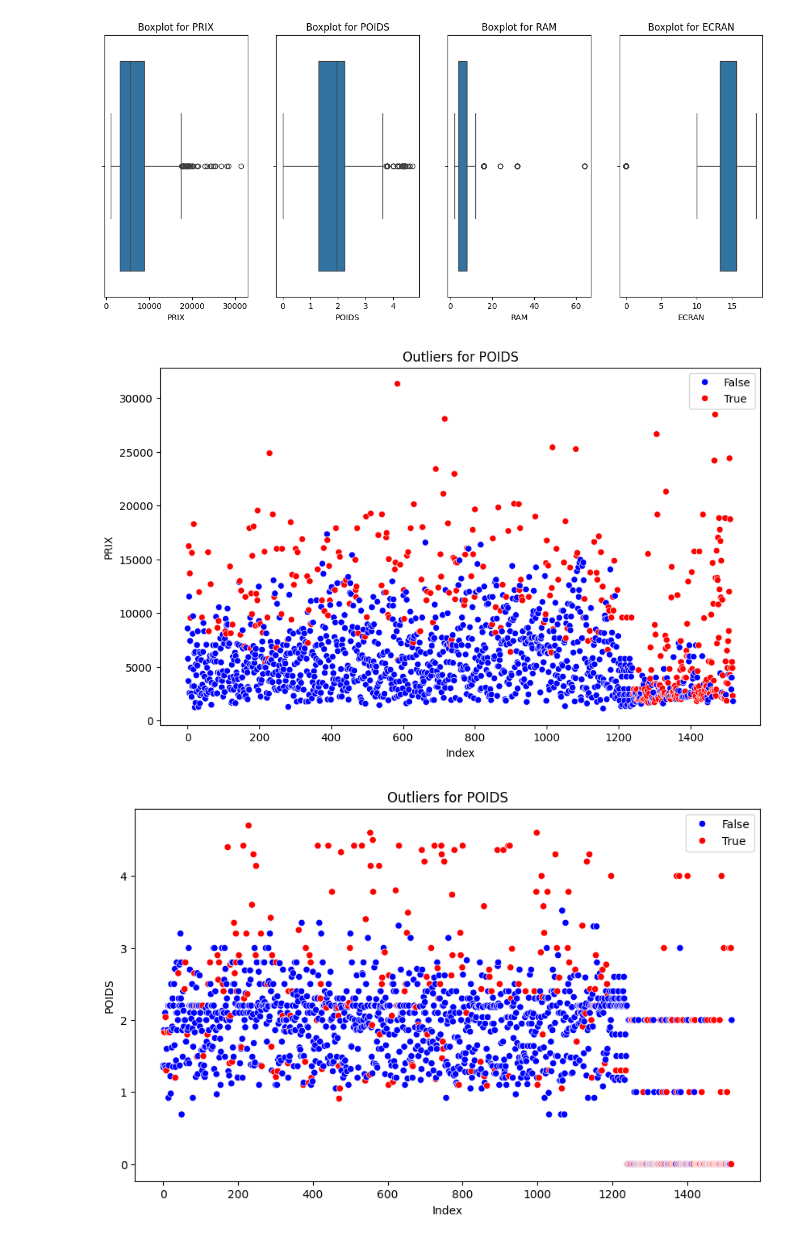
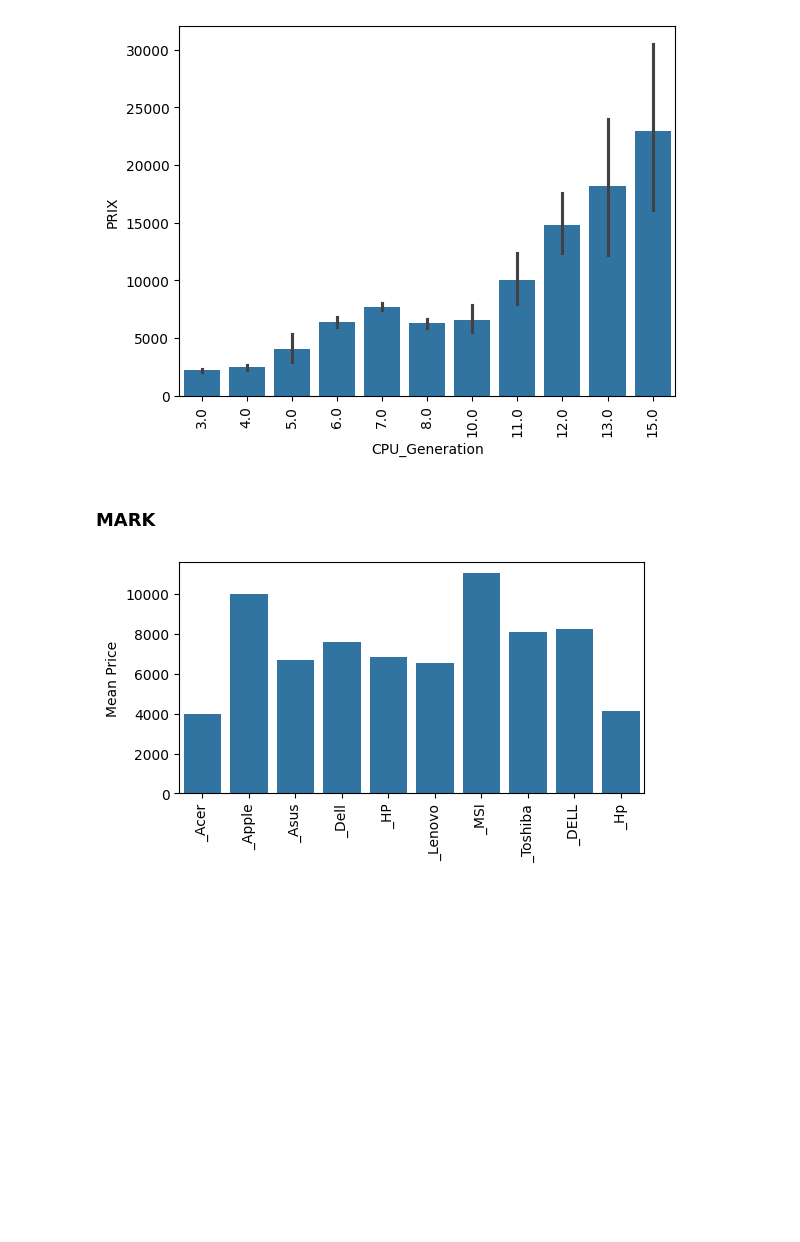
Before and after one commit to lokmane101/laptop-price-prediction, a Jupyter notebook: Preprocessing.ipynb, the cells around one changed output. Saved outputs shown, nothing was run; the diff lists cells and outputs as text; code cells hidden in the pictures; blank space fills up the shorter version.

```diff
--- a/Preprocessing.ipynb
+++ b/Preprocessing.ipynb
@@ -45,2 +47,3 @@ Name: count, dtype: int64
 # %%
 df['POIDS'] = df['POIDS'].apply(lambda x: 0 if x > 10 else x)
+df['ECRAN'] = df['ECRAN'].apply(lambda x: df['ECRAN'].mean() if x==0 else x)
@@ -46,0 +71,8 @@ df['POIDS'] = df['POIDS'].apply(lambda x: 0 if x > 10 else x)
+# %%
+def replace_outliers_with_mean(data, column_name):
+    valid_values = data[(data[column_name] >100)][column_name]
+    mean_value = valid_values.mean()
+    data[column_name] = data[column_name].apply(lambda x: mean_value if (x < 100 and x >0) else x)
+    return data
+
+df = replace_outliers_with_mean(df, 'STOCKAGESSD')
@@ -46,0 +127,6 @@ df['POIDS'] = df['POIDS'].apply(lambda x: 0 if x > 10 else x)
+# %%
+Modifier_mode_value = df['CPU_Modifier'].mode().iloc[0]
+Generation_mode_value = df['CPU_Generation'].mode().iloc[0]
+
+df['CPU_Modifier'] = df['CPU_Modifier'].replace(0, Modifier_mode_value)
+df['CPU_Generation'] = df['CPU_Generation'].replace(0, Generation_mode_value)
@@ -47,42 +149,34 @@ df['POIDS'] = df['POIDS'].apply(lambda x: 0 if x > 10 else x)
+# %%
+sns.barplot(x=df['CPU_Generation'],y=df['PRIX'])
+plt.xticks(rotation='vertical')
+plt.show()
+# %% [output]
+[figure, added]
+# %% [markdown]
+### MARK
 # %%
 import matplotlib.pyplot as plt
 import seaborn as sns
 
-# Assuming `df` is your dataframe and you have columns: 'PRIX', 'POIDS', 'RAM'
-numerical_columns = ['PRIX', 'POIDS', 'RAM','ECRAN']
+company_columns = [col for col in df.columns if col.startswith('_')]
 
-# Create subplots for each numerical column
-fig, axes = plt.subplots(nrows=1, ncols=len(numerical_columns), figsize=(15, 6))
+# Create subplots for each company
+plt.figure(figsize=(6, 3))
 
-# Iterate through numerical columns and create box plots
-outliers_indices = []
-for i, column in enumerate(numerical_columns):
-    sns.boxplot(x=df[column], ax=axes[i])
-    axes[i].set_title(f'Boxplot for {column}')
+# Lists to store company names and mean prices
+companies = []
+mean_prices = []
 
-    # Detect and store outliers
-    q1 = df[column].quantile(0.25)
-    q3 = df[column].quantile(0.75)
-    iqr = q3 - q1
-    threshold = 1.5
-    outliers = df[(df[column] < q1 - threshold * iqr) | (df[column] > q3 + threshold * iqr)]
-    outliers_indices.extend(outliers.index)
+for company_column in company_columns:
+    mean_price = df[df[company_column] == 1]['PRIX'].mean()
 
+    companies.append(company_column)
+    mean_prices.append(mean_price)
 
+# Plot the bar chart
+sns.barplot(x=companies, y=mean_prices)
+plt.xticks(rotation='vertical')
+plt.ylabel('Mean Price')
 plt.show()
-
-# Visualize outliers in a combined scatter plot
-for i in range(len(numerical_columns)):
-    plt.figure(figsize=(10, 6))
-    sns.scatterplot(x=df.index, y=df[numerical_columns[i]], hue=df[numerical_columns[i]].index.isin(outliers_indices), palette={False: 'blue', True: 'red'})
-    plt.title(f'Outliers for {numerical_columns[1]}')
-    plt.xlabel('Index')
-    plt.ylabel(numerical_columns[i])
-    plt.show()
-
-# Remove outliers from the dataframe
-df_cleaned = df.drop(outliers_indices)
 # %% [output]
-[figure, old version]
+[figure, new version]
-[figure, removed]
-[figure, removed]
```
Also changed, not shown: parts of 57 cells of this notebook, 10 other files.
